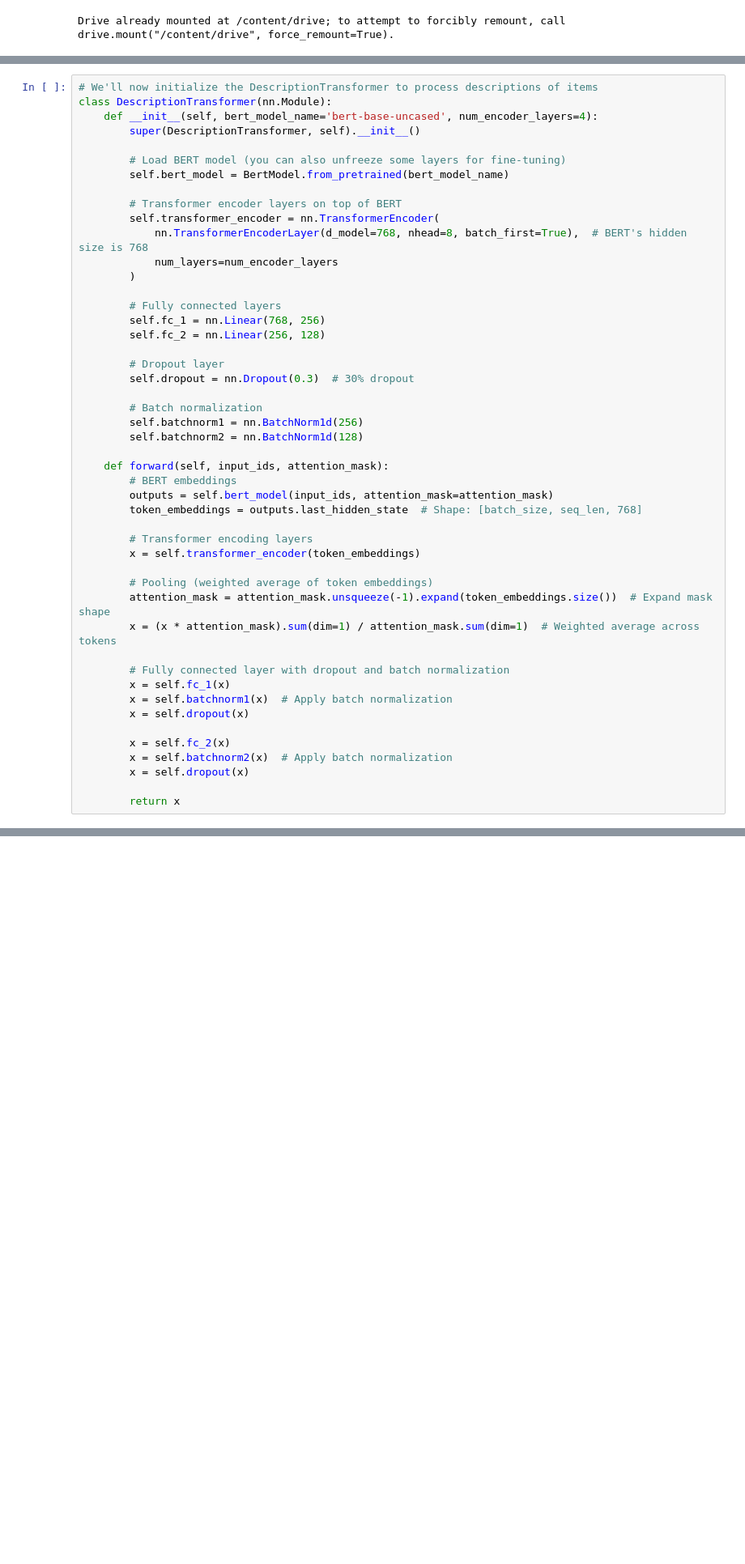
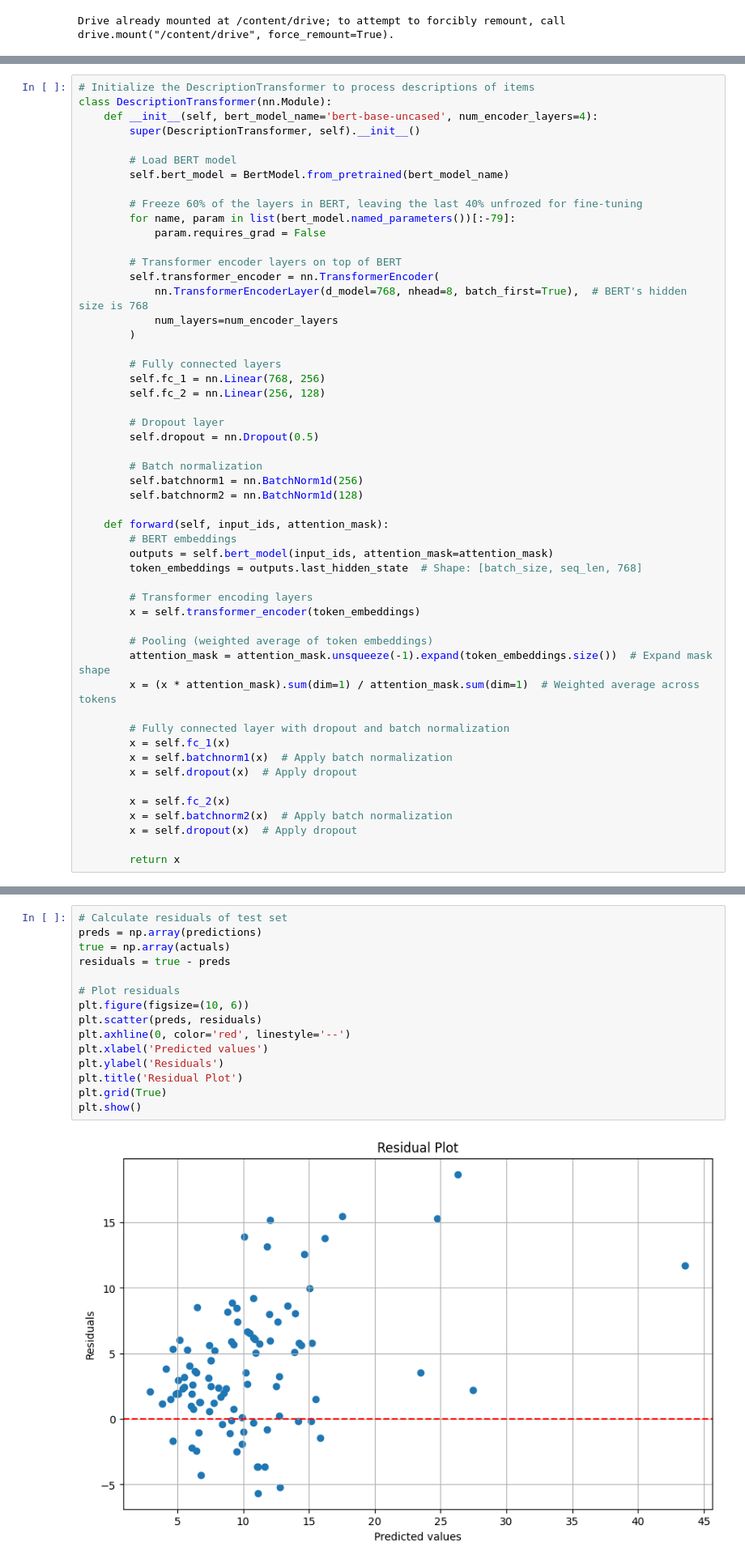
Before and after one commit to mmlegate/Depop-Data-Analysis, a Jupyter notebook: depop_cnn.ipynb, the cells around one changed output, grey strips where cells are left out. Shown at 81% size. Saved outputs shown, nothing was run; the diff lists cells and outputs as text; blank space fills up the shorter version.

Commit message:
Unfreezed BERT

```diff
--- a/depop_cnn.ipynb
+++ b/depop_cnn.ipynb
@@ -257,11 +306,15 @@ test_loader = DataLoader(test_dataset, batch_size=batch_size, shuffle=False, col
 # %%
-# We'll now initialize the DescriptionTransformer to process descriptions of items
+# Initialize the DescriptionTransformer to process descriptions of items
 class DescriptionTransformer(nn.Module):
     def __init__(self, bert_model_name='bert-base-uncased', num_encoder_layers=4):
         super(DescriptionTransformer, self).__init__()
 
-        # Load BERT model (you can also unfreeze some layers for fine-tuning)
+        # Load BERT model
         self.bert_model = BertModel.from_pretrained(bert_model_name)
+
+        # Freeze 60% of the layers in BERT, leaving the last 40% unfrozed for fine-tuning
+        for name, param in list(bert_model.named_parameters())[:-79]:
+            param.requires_grad = False
 
         # Transformer encoder layers on top of BERT
         self.transformer_encoder = nn.TransformerEncoder(
@@ -274,7 +327,7 @@ class DescriptionTransformer(nn.Module):
         self.fc_2 = nn.Linear(256, 128)
 
         # Dropout layer
-        self.dropout = nn.Dropout(0.3)  # 30% dropout
+        self.dropout = nn.Dropout(0.5)
 
         # Batch normalization
         self.batchnorm1 = nn.BatchNorm1d(256)
@@ -295,10 +348,10 @@ class DescriptionTransformer(nn.Module):
         # Fully connected layer with dropout and batch normalization
         x = self.fc_1(x)
         x = self.batchnorm1(x)  # Apply batch normalization
-        x = self.dropout(x)
+        x = self.dropout(x)  # Apply dropout
 
         x = self.fc_2(x)
         x = self.batchnorm2(x)  # Apply batch normalization
-        x = self.dropout(x)
+        x = self.dropout(x)  # Apply dropout
 
         return x
@@ -584,0 +647,17 @@ calculate_mape(torch.tensor(predictions),torch.tensor(actuals))
+# %%
+# Calculate residuals of test set
+preds = np.array(predictions)
+true = np.array(actuals)
+residuals = true - preds
+
+# Plot residuals
+plt.figure(figsize=(10, 6))
+plt.scatter(preds, residuals)
+plt.axhline(0, color='red', linestyle='--')
+plt.xlabel('Predicted values')
+plt.ylabel('Residuals')
+plt.title('Residual Plot')
+plt.grid(True)
+plt.show()
+# %% [output]
+[figure, added]
```
Also changed, not shown: parts of 26 cells of this notebook.
